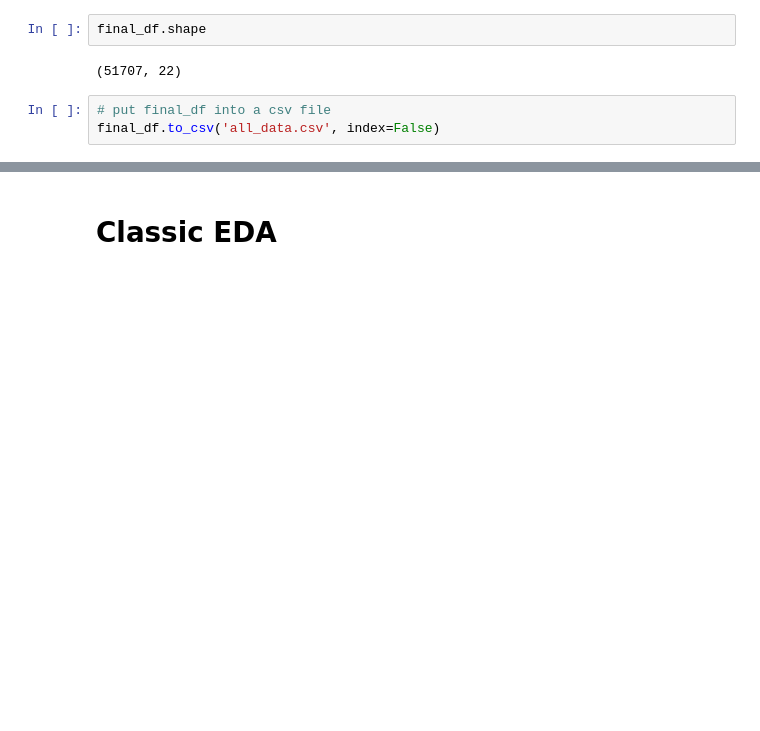
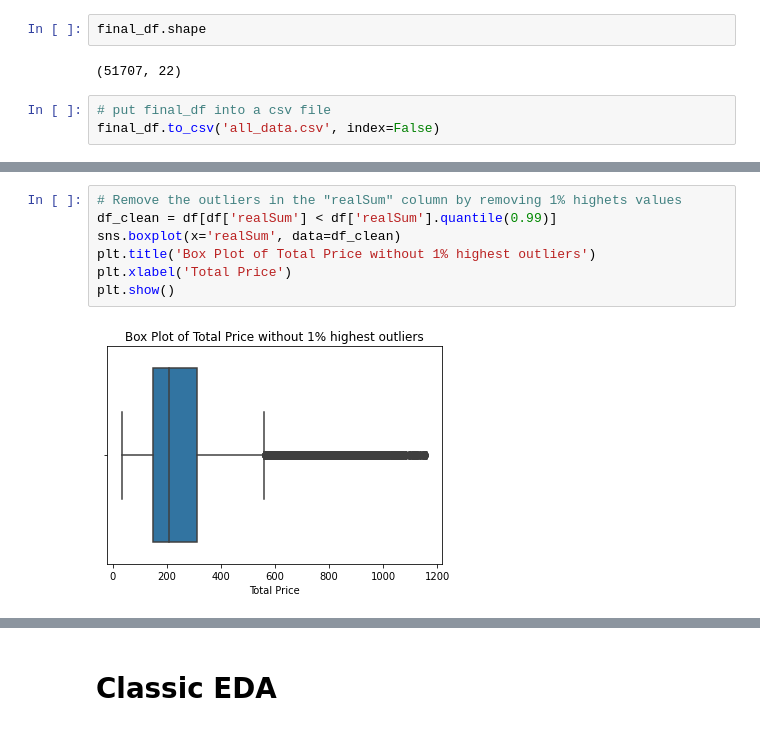
Before and after one commit to com-480-data-visualization/project-2023-les-zinzins, a Jupyter notebook: EDA.ipynb, the cells around one changed output, grey strips where cells are left out. Saved outputs shown, nothing was run; the diff lists cells and outputs as text; blank space fills up the shorter version.

```diff
--- a/EDA.ipynb
+++ b/EDA.ipynb
@@ -47,0 +91,9 @@ final_df.to_csv('all_data.csv', index=False)
+# %%
+# Remove the outliers in the "realSum" column by removing 1% highets values
+df_clean = df[df['realSum'] < df['realSum'].quantile(0.99)]
+sns.boxplot(x='realSum', data=df_clean)
+plt.title('Box Plot of Total Price without 1% highest outliers')
+plt.xlabel('Total Price')
+plt.show()
+# %% [output]
+[figure, added]
```
Also changed, not shown: parts of 13 cells of this notebook.
